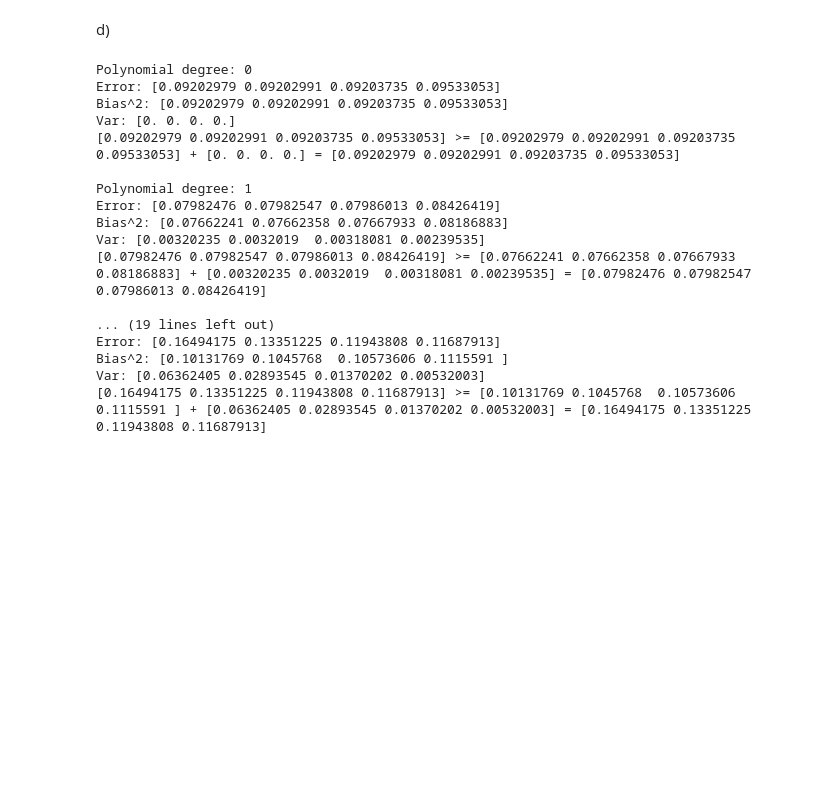
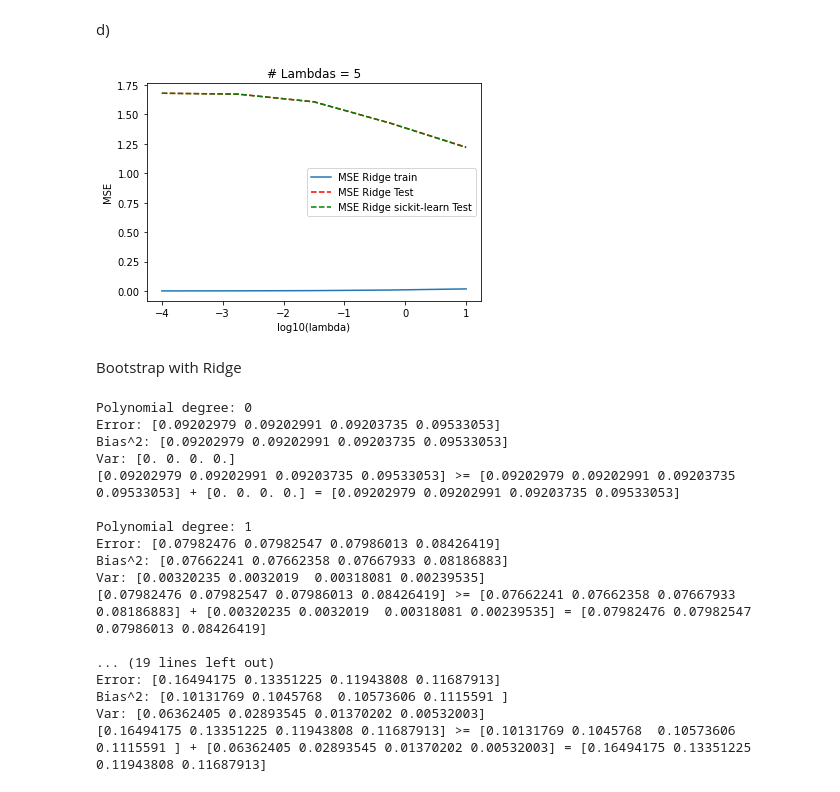
Before and after one commit to espentn/FYS-STK3155, a Jupyter notebook: FYS-STK3155.ipynb, the cells around one changed output. Saved outputs shown, nothing was run; the diff lists cells and outputs as text; code cells hidden in the pictures; blank space fills up the shorter version.

```diff
--- a/FYS-STK3155.ipynb
+++ b/FYS-STK3155.ipynb
@@ -174,12 +174,37 @@ def ridgeRegression(X_train,X_test,y_train,nlambdas, plot):
         plt.xlabel('log10(lambda)')
         plt.ylabel('MSE')
         plt.legend()
-        plt.title(f'Lambda = {nlambdas}')
+        plt.title(f'# Lambdas = {nlambdas}')
     return  y_predict
 
-def lassoRegression():
-    # Use the Scikit-learn functionality
-    pass
+def lassoRegression(X_train,X_test,y_train,nlambdas, plot):
+    N = np.size(X_train,1)
+    I = np.eye(N)
+
+    y_pred = np.zeros((nlambdas, X_test.shape[0]))
+    # Decide which value of lambda to use
+#     nlambdas = 4
+    MSETrain = np.zeros(nlambdas)
+    MSEPredictSKL = np.zeros(nlambdas)
+    lambdas = np.logspace(-4,1, nlambdas)
+    for i in range(nlambdas):
+        lmb = lambdas[i]
+        # Add Lasso
+        clf_lasso = skl.Lasso(alpha=lmb).fit(X_train,y_train)
+        # Make predictions
+        y_tilde = clf_lasso.predict(X_train).squeeze()
+        y_pred[i, :] = clf_lasso.predict(X_test).squeeze()
+        MSETrain[i] = MSE(y_train, y_tilde)
+        MSEPredictSKL[i] = MSE(y_test, y_pred[i, :])
+    if plot:
+        plt.figure()
+        plt.plot(np.log10(lambdas), MSETrain, label = 'MSE Lasso train')
+        plt.plot(np.log10(lambdas), MSEPredictSKL, 'g--', label = 'MSE Lasso Test')
+        plt.xlabel('log10(lambda)')
+        plt.ylabel('MSE')
+        plt.legend()
+        plt.title(f'# Lambdas = {nlambdas}')
+    return  y_pred
 # %% [markdown]
 a) OLS
 # %%
@@ -469,7 +494,11 @@ print(estimated_mse_KFold)
 # %% [markdown]
 d)
 # %%
-_ = ridgeRegression(X_train, X_test,y_train,nlambdas=5, plot=False)
+_ = ridgeRegression(X_train, X_test,y_train,nlambdas=5, plot=True)
+# %% [output]
+[figure, added]
+# %% [markdown]
+Bootstrap with Ridge
 # %%
 np.random.seed(26)
 # print(np.random.get_state()[1][0])
```
Also changed, not shown: parts of 4 cells of this notebook.
